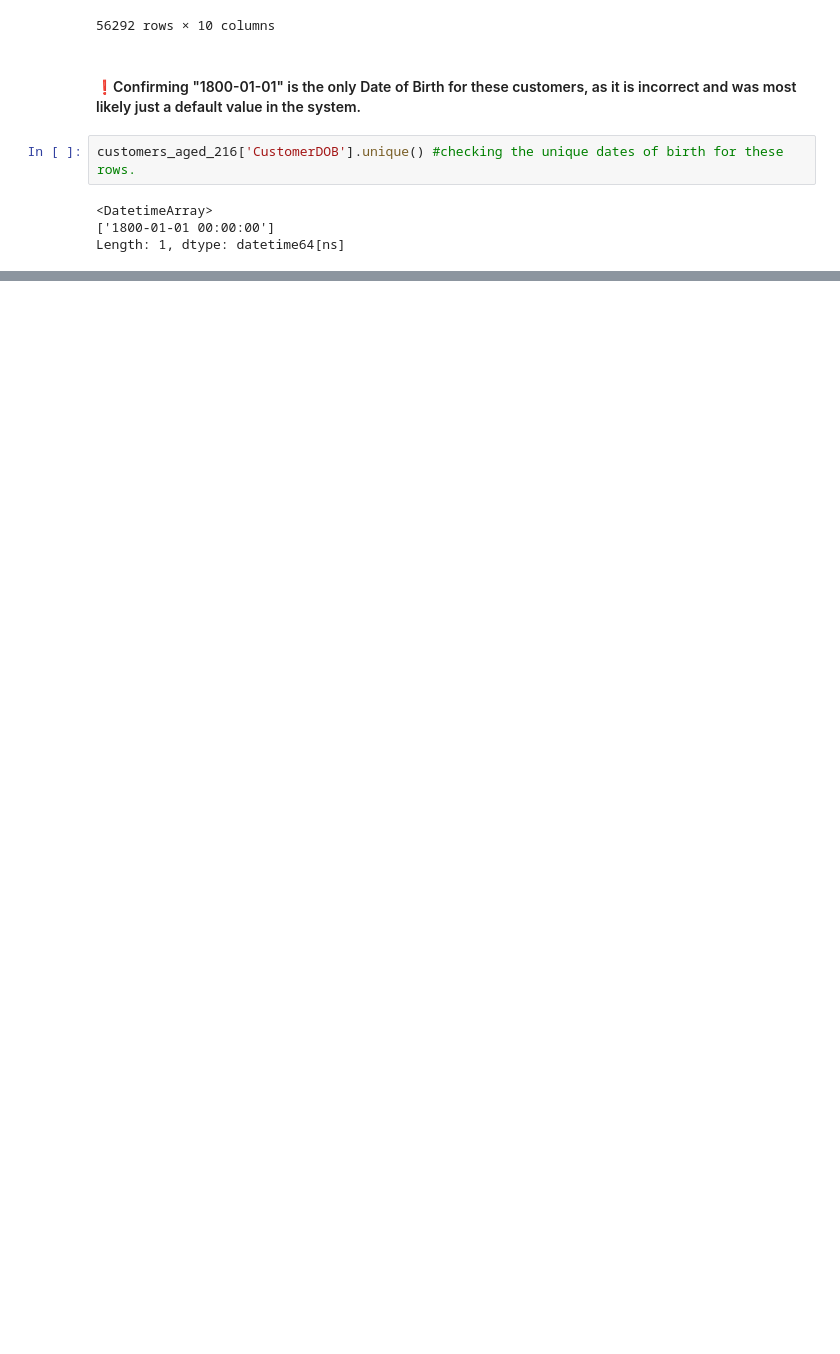
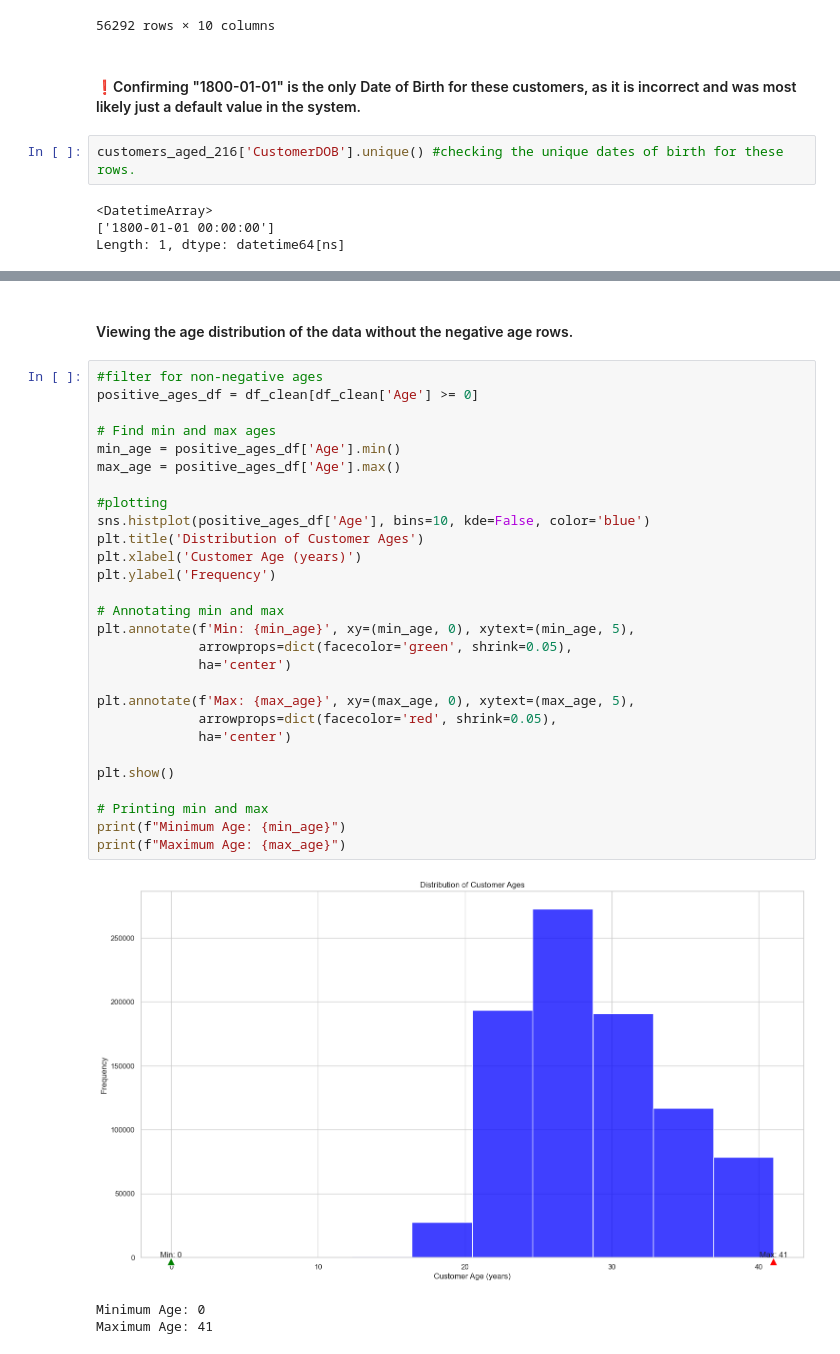
Before and after one commit to mosimii/banktrust-rfm-customer-segmentation, a Jupyter notebook: rfm_customer_segmentation_banktrust.ipynb, the cells around one changed output, grey strips where cells are left out. Saved outputs shown, nothing was run; the diff lists cells and outputs as text; blank space fills up the shorter version.

```diff
--- a/rfm_customer_segmentation_banktrust.ipynb
+++ b/rfm_customer_segmentation_banktrust.ipynb
@@ -380,0 +389,34 @@ memory usage: 73.9+ MB
+# %% [markdown]
+#### Viewing the age distribution of the data without the negative age rows.
+# %%
+#filter for non-negative ages
+positive_ages_df = df_clean[df_clean['Age'] >= 0]
+
+# Find min and max ages
+min_age = positive_ages_df['Age'].min()
+max_age = positive_ages_df['Age'].max()
+
+#plotting
+sns.histplot(positive_ages_df['Age'], bins=10, kde=False, color='blue')
+plt.title('Distribution of Customer Ages')
+plt.xlabel('Customer Age (years)')
+plt.ylabel('Frequency')
+
+# Annotating min and max
+plt.annotate(f'Min: {min_age}', xy=(min_age, 0), xytext=(min_age, 5),
+             arrowprops=dict(facecolor='green', shrink=0.05),
+             ha='center')
+
+plt.annotate(f'Max: {max_age}', xy=(max_age, 0), xytext=(max_age, 5),
+             arrowprops=dict(facecolor='red', shrink=0.05),
+             ha='center')
+
+plt.show()
+
+# Printing min and max
+print(f"Minimum Age: {min_age}")
+print(f"Maximum Age: {max_age}")
+# %% [output]
+[figure, added]
+Minimum Age: 0
+Maximum Age: 41
```
Also changed, not shown: parts of 22 cells of this notebook.
